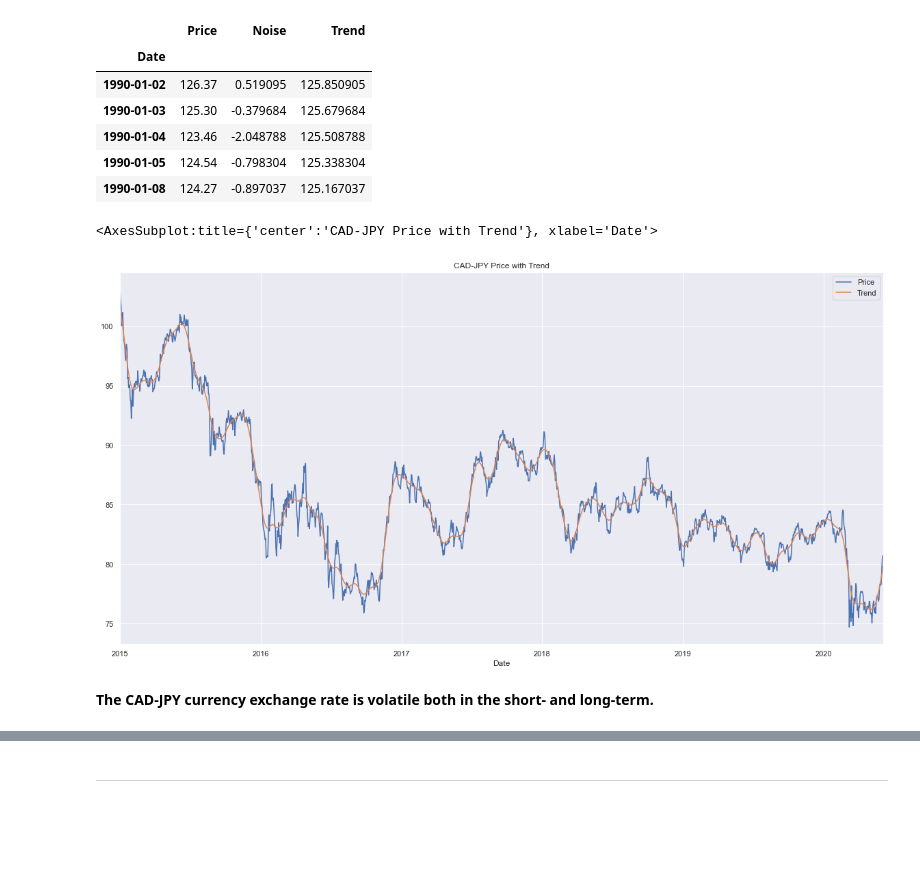
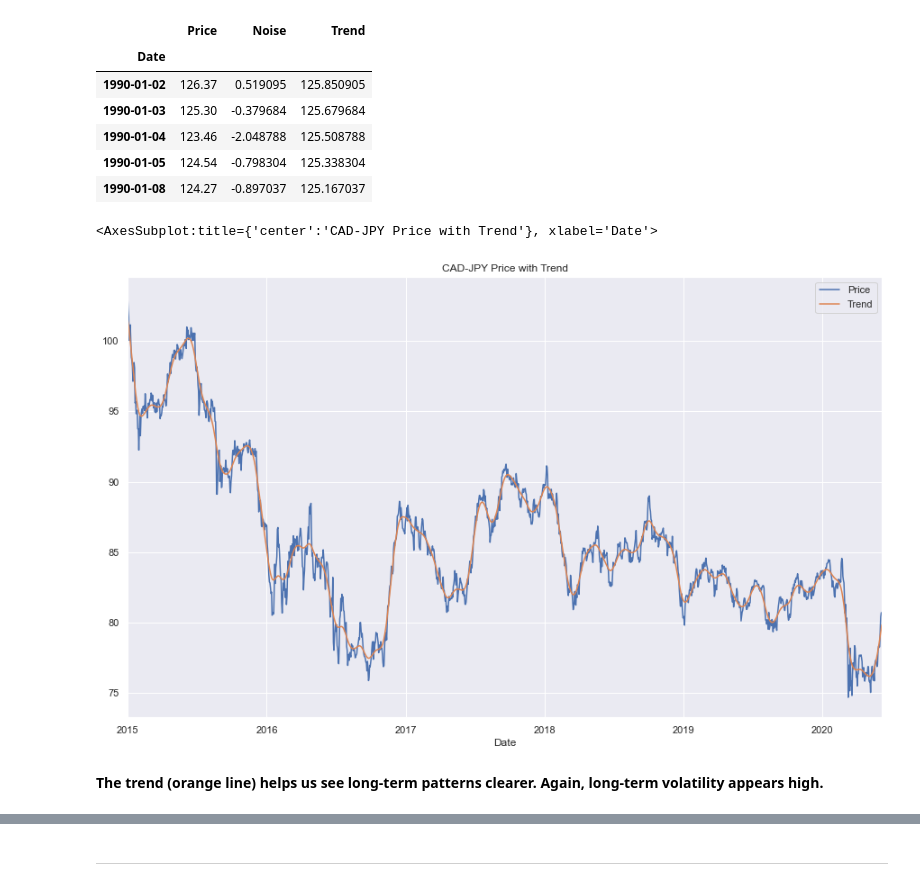
Before and after one commit to adamgulyas/currency-modelling, a Jupyter notebook: time_series_analysis.ipynb, the cells around one changed output, grey strips where cells are left out. Drawn from its saved outputs; the diff is of its cells as text; code cells hidden in the pictures; blank space fills up the shorter version.

```diff
--- a/time_series_analysis.ipynb
+++ b/time_series_analysis.ipynb
@@ -10,7 +10,7 @@ import warnings
 warnings.simplefilter(action='ignore', category=Warning)
 
 sns.set_theme()
-figsize = (20, 10)
+figsize = (15, 9)
 # %% [markdown]
 # Return Forecasting: Time Series Analysis & Modelling with CAD-JPY Exchange Rate data.
 In this notebook, you will load historical Canadian Dollar-Yen exchange rate futures data and apply time series analysis and modeling to determine whether there is any predictable behavior.
@@ -89,15 +89,15 @@ cad_jpy_price.head()
 # %%
 # Plot the Exchange Rate Price vs. the Trend for 2015 to the present
 price_2015_onward = cad_jpy_price['2015':].drop(columns='Noise')
 price_2015_onward.plot(
-    figsize=(20, 10),
+    figsize=figsize,
     title="CAD-JPY Price with Trend"
 )
 # %% [output]
 <AxesSubplot:title={'center':'CAD-JPY Price with Trend'}, xlabel='Date'>
-[figure, old version]
+[figure, new version]
-# %% [markdown]
-**The CAD-JPY currency exchange rate is volatile both in the short- and long-term.**
+# %% [markdown]
+**The trend (orange line) helps us see long-term patterns clearer. Again, long-term volatility appears high.**
 # %%
 # Plot the Settle Noise
 cad_jpy_price['Noise'].plot(
```
Also changed, not shown: parts of 14 cells of this notebook, 10 other files.
